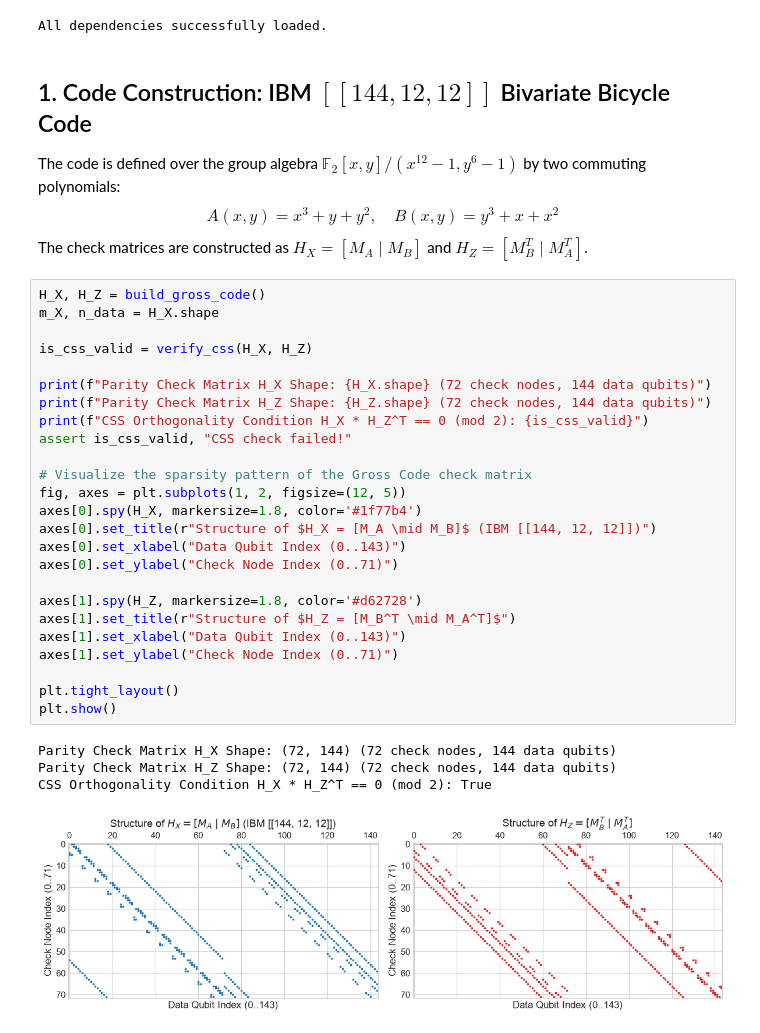
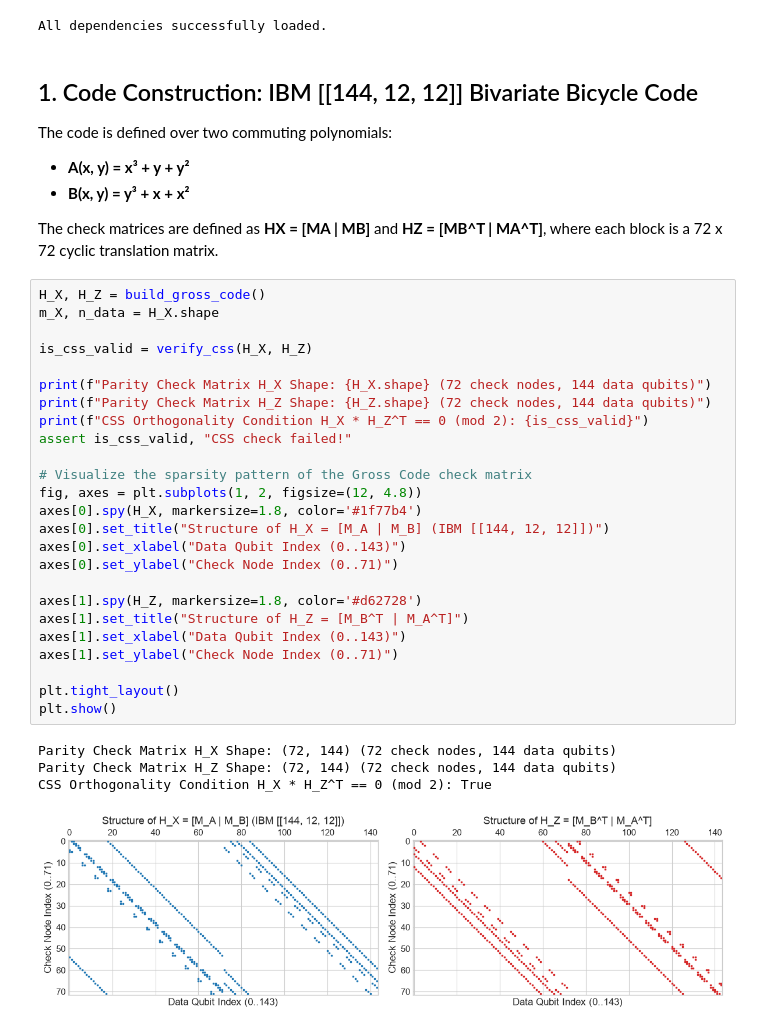
Before and after one commit to Deeven-Seru/daq-bp, a Jupyter notebook: notebooks/daq_bp_executed.ipynb, the cells around one changed output. Drawn from its saved outputs; the diff is of its cells as text.

```diff
--- a/notebooks/daq_bp_executed.ipynb
+++ b/notebooks/daq_bp_executed.ipynb
@@ -40,41 +42,43 @@ print("All dependencies successfully loaded.")
 # %% [output]
 All dependencies successfully loaded.
 # %% [markdown]
-## 1. Code Construction: IBM $[[144, 12, 12]]$ Bivariate Bicycle Code
+## 1. Code Construction: IBM [[144, 12, 12]] Bivariate Bicycle Code
 
-The code is defined over the group algebra $\mathbb{F}_2[x, y] / (x^{12} - 1, y^6 - 1)$ by two commuting polynomials:
-$$A(x, y) = x^3 + y + y^2, \quad B(x, y) = y^3 + x + x^2$$
-The check matrices are constructed as $H_X = [M_A \mid M_B]$ and $H_Z = [M_B^T \mid M_A^T]$.
+The code is defined over two commuting polynomials:
+- **A(x, y) = x³ + y + y²**
+- **B(x, y) = y³ + x + x²**
+
+The check matrices are defined as **HX = [MA | MB]** and **HZ = [MB^T | MA^T]**, where each block is a 72 x 72 cyclic translation matrix.
 # %%
 H_X, H_Z = build_gross_code()
 m_X, n_data = H_X.shape
 
 is_css_valid = verify_css(H_X, H_Z)
 
 print(f"Parity Check Matrix H_X Shape: {H_X.shape} (72 check nodes, 144 data qubits)")
 print(f"Parity Check Matrix H_Z Shape: {H_Z.shape} (72 check nodes, 144 data qubits)")
 print(f"CSS Orthogonality Condition H_X * H_Z^T == 0 (mod 2): {is_css_valid}")
 assert is_css_valid, "CSS check failed!"
 
 # Visualize the sparsity pattern of the Gross Code check matrix
-fig, axes = plt.subplots(1, 2, figsize=(12, 5))
+fig, axes = plt.subplots(1, 2, figsize=(12, 4.8))
 axes[0].spy(H_X, markersize=1.8, color='#1f77b4')
-axes[0].set_title(r"Structure of $H_X = [M_A \mid M_B]$ (IBM [[144, 12, 12]])")
+axes[0].set_title("Structure of H_X = [M_A | M_B] (IBM [[144, 12, 12]])")
 axes[0].set_xlabel("Data Qubit Index (0..143)")
 axes[0].set_ylabel("Check Node Index (0..71)")
 
 axes[1].spy(H_Z, markersize=1.8, color='#d62728')
-axes[1].set_title(r"Structure of $H_Z = [M_B^T \mid M_A^T]$")
+axes[1].set_title("Structure of H_Z = [M_B^T | M_A^T]")
 axes[1].set_xlabel("Data Qubit Index (0..143)")
 axes[1].set_ylabel("Check Node Index (0..71)")
 
 plt.tight_layout()
 plt.show()
 # %% [output]
 Parity Check Matrix H_X Shape: (72, 144) (72 check nodes, 144 data qubits)
 Parity Check Matrix H_Z Shape: (72, 144) (72 check nodes, 144 data qubits)
 CSS Orthogonality Condition H_X * H_Z^T == 0 (mod 2): True
-[figure, old version]
+[figure, new version]
 # %% [markdown]
 ## 2. 5-Bit Quantization Architecture (Zero DSP Multipliers)
 
```
Also changed, not shown: parts of 9 cells of this notebook, 5 other files.
